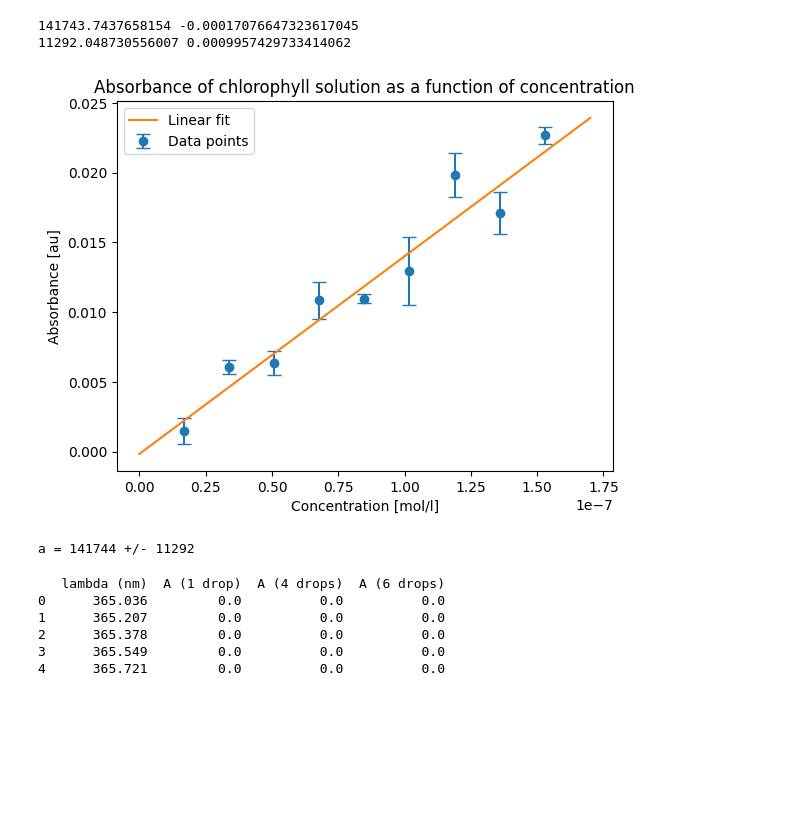
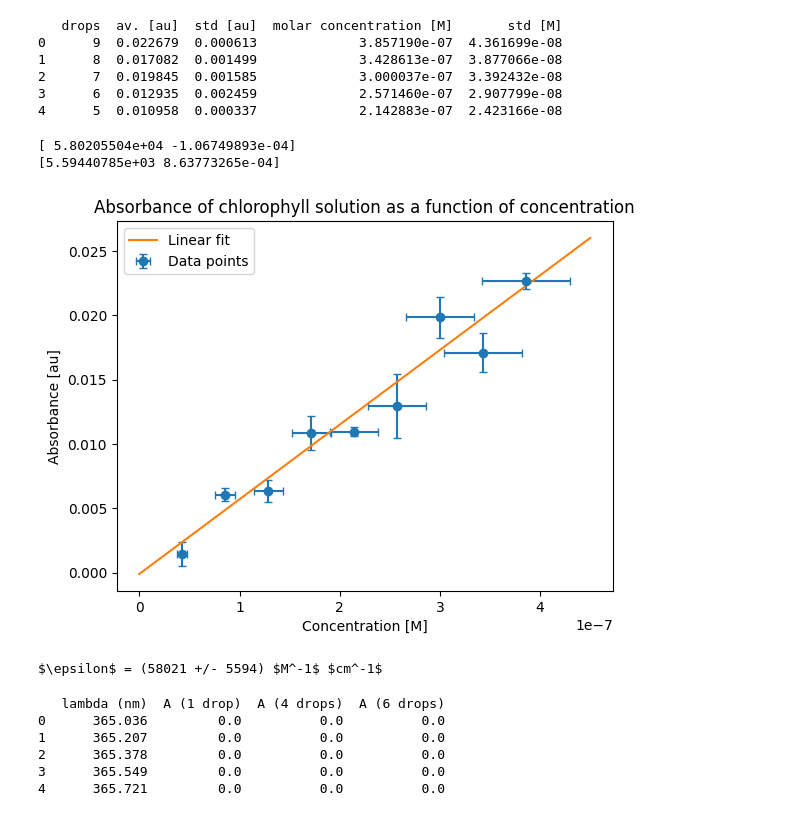
Before and after one commit to MartinOpat/WavesAndOpticsExperiments, a Jupyter notebook: Experiment2/codeAndGraphs/dataProcessingCode.ipynb, the cells around one changed output. Cells and saved outputs as stored; diff of their text form; code cells hidden in the pictures; blank space fills up the shorter version.

Commit message:
Recalculated results using more precise spinach mass data

```diff
--- a/Experiment2/codeAndGraphs/dataProcessingCode.ipynb
+++ b/Experiment2/codeAndGraphs/dataProcessingCode.ipynb
@@ -23,35 +18,80 @@ mole_per_drop = 5.321 * 10**(-6)  # mol/liter
+# %%
+purif_fact = 17.7 / 44.5
+extraction_rate = 0.61  # mg/g
+extraction_rate_err = 0.01  # mg/g
+spinach_mass = 10  # g
+spinach_mass_err = 1  # g
+chlorophyll_molar_mass = 893.51  # g/mol
+chlorophyll_molar_mass_err = 0.01  # g/mol
+acetone_vol = 0.16  # l
+mole_per_liter = purif_fact*extraction_rate*spinach_mass/1000/chlorophyll_molar_mass/acetone_vol
+mole_per_liter_err = mole_per_liter * np.sqrt((extraction_rate_err/extraction_rate)**2 + (spinach_mass_err/spinach_mass)**2 + (chlorophyll_molar_mass_err/chlorophyll_molar_mass)**2)
+
+l_per_drop = 0.025 / 1000  # l per drop (duh)
+l_per_drop_err = 0.001 / 1000  # l per drop (duh)
+cuvette_length = 1.0  # cm
+cuvette_volume = 0.0033  # l
+cuvette_volume_err = 0.0001  # l
+mole_per_drop = mole_per_liter * l_per_drop / 3  # Solution was diluted 1:3
+mole_per_drop_err = mole_per_drop * np.sqrt((mole_per_liter_err/mole_per_liter)**2 + (l_per_drop_err/l_per_drop)**2)
+
+abs_db["molar concentration [M]"] = abs_db["drops"] * mole_per_drop / cuvette_volume
+abs_db["std [M]"] = abs_db["molar concentration [M]"] * np.sqrt((mole_per_drop_err/mole_per_drop)**2 + (cuvette_volume_err/cuvette_volume)**2)
+
+print(abs_db.head())
+# %% [output]
+   drops  av. [au]  std [au]  molar concentration [M]       std [M]
+0      9  0.022679  0.000613             3.857190e-07  4.361699e-08
+1      8  0.017082  0.001499             3.428613e-07  3.877066e-08
+2      7  0.019845  0.001585             3.000037e-07  3.392432e-08
+3      6  0.012935  0.002459             2.571460e-07  2.907799e-08
+4      5  0.010958  0.000337             2.142883e-07  2.423166e-08
 # %%
 def fit_func(x, a, b):
     return a * x + b
+
+def odr_func(p, x):
+    return p[0] * x + p[1]
+# %%
+linear = odr.Model(odr_func)
+data = odr.RealData(abs_db["molar concentration [M]"], abs_db["av. [au]"], sy=abs_db["std [au]"], sx=abs_db["std [M]"])
+myodr = odr.ODR(data, linear, beta0=[1, 1])
+out = myodr.run()
+
+print(out.beta)
+print(out.sd_beta)
+
+a, b = out.beta
+a_err, b_err = out.sd_beta
+# %% [output]
+[ 5.80205504e+04 -1.06749893e-04]
+[5.59440785e+03 8.63773265e-04]
 # %%
-popt, pcov = curve_fit(fit_func, abs_db["c [mol/l]"], abs_db["av. [au]"], sigma=abs_db["std [au]"])
+# popt, pcov = curve_fit(fit_func, abs_db["molar concentration [M]"], abs_db["av. [au]"], sigma=abs_db["std [au]"], absolute_sigma=True)
 
-a, b = popt
-a_err, b_err = np.sqrt(np.diag(pcov))
+# a, b = popt
+# a_err, b_err = np.sqrt(np.diag(pcov))
 
-print(a, b)
-print(a_err, b_err)
+# print(a, b)
+# print(a_err, b_err)
-# %% [output]
-141743.7437658154 -0.00017076647323617045
-11292.048730556007 0.0009957429733414062
 # %%
-plt.errorbar(abs_db["c [mol/l]"], abs_db["av. [au]"], yerr=abs_db["std [au]"], fmt='o', capsize=5, label="Data points")
+plt.errorbar(abs_db["molar concentration [M]"], abs_db["av. [au]"], yerr=abs_db["std [au]"], xerr=abs_db["std [M]"] ,fmt='o', capsize=3, label="Data points")
 
-xs = np.linspace(0, 1.7*10**(-7), 1000)
+xs = np.linspace(0, 4.5*10**(-7), 1000)
 plt.plot(xs, fit_func(xs, a, b), label="Linear fit")
 
 plt.title("Absorbance of chlorophyll solution as a function of concentration")
-plt.xlabel("Concentration [mol/l]")
+plt.xlabel("Concentration [M]")
 plt.ylabel("Absorbance [au]")
 
 plt.legend()
 plt.show()
 # %% [output]
-[figure, old version]
+[figure, new version]
 # %%
-print(f"a = {round(a)} +/- {round(a_err)}")  # choosing greater peak at the (theoretical) value of 427.8nm
+print(f"$\epsilon$ = ({round(a/cuvette_length)} +/- {round(a_err/cuvette_length)}) $M^{-1}$ $cm^{-1}$")  # choosing greater peak at the (theoretical) value of around 430 nm
 # %% [output]
-a = 141744 +/- 11292
+$\epsilon$ = (58021 +/- 5594) $M^-1$ $cm^-1$
 # %%
 spect_data = pd.read_csv('../data/spectrum_data.csv', delimiter="\t")
 print(spect_data.head())
```
Also changed, not shown: parts of 4 cells of this notebook, 4 other files.
